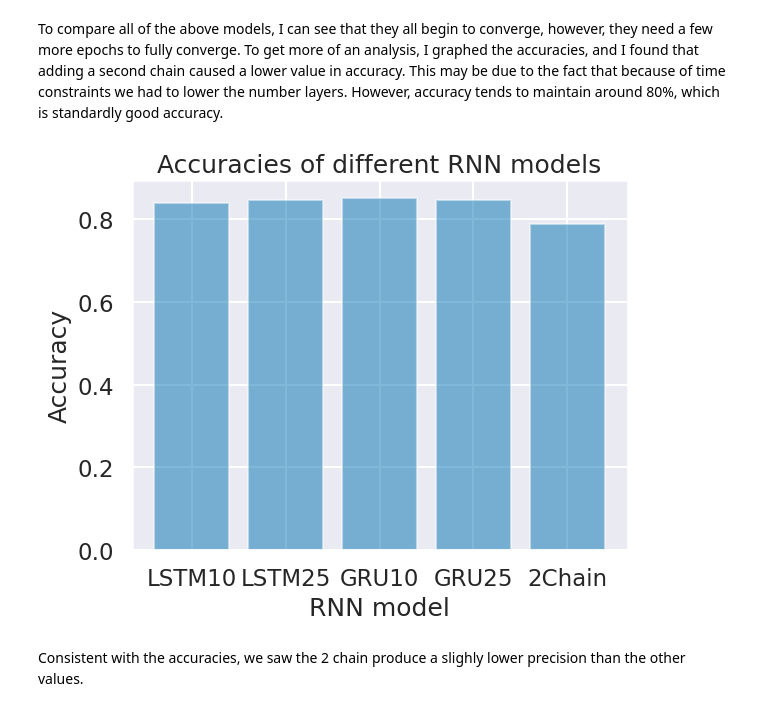
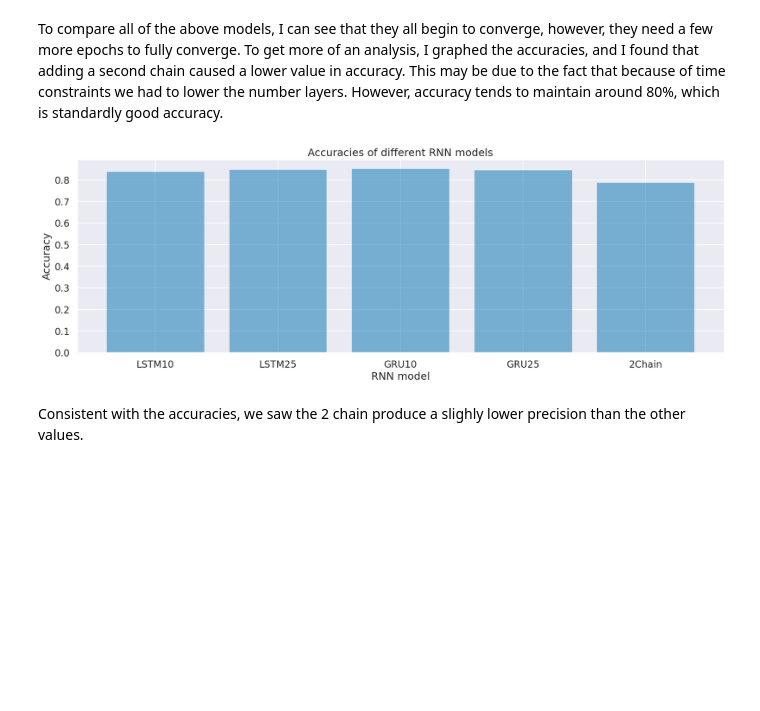
Before and after one commit to abdelllrazekkk/Lab-Assignment-Seven-Recurrent-Network-Architectures, a Jupyter notebook: Lab-Seven-Recurrent-Network-Architectures.ipynb, the cells around one changed output. Saved outputs shown, nothing was run; the diff lists cells and outputs as text; code cells hidden in the pictures; blank space fills up the shorter version.

Commit message:
changing figsize

```diff
--- a/Lab-Seven-Recurrent-Network-Architectures.ipynb
+++ b/Lab-Seven-Recurrent-Network-Architectures.ipynb
@@ -723,20 +724,21 @@ Precision : 0.7944993
 To compare all of the above models, I can see that they all begin to converge, however, they need a few more epochs to fully converge. To get more of an analysis, I graphed the accuracies, and I found that adding a second chain caused a lower value in accuracy. This may be due to the fact that because of time constraints we had to lower the number layers. However, accuracy tends to maintain around 80%, which is standardly good accuracy.
 # %%
 # Compare accuracies
+plt.figure(figsize=(20, 6))
 # specify the names and accuracies of the RNN models
 model_names = ['LSTM10', 'LSTM25','GRU10', 'GRU25', '2Chain']
 accuracies = [np.max(history1['val_accuracy']), np.max(history2['val_accuracy']), np.max(history3['val_accuracy']), np.max(history4['val_accuracy']), np.max(history5['val_accuracy'])]
 
 # create the bar chart
 plt.bar(model_names, accuracies, align='center', alpha=0.5)
 plt.xlabel('RNN model')
 plt.ylabel('Accuracy')
 plt.title('Accuracies of different RNN models')
 
 # show the chart
 plt.show()
 # %% [output]
-[figure, old version]
+[figure, new version]
 # %% [markdown]
 Consistent with the accuracies, we saw the 2 chain produce a slighly lower precision than the other values.
 # %%
```
Also changed, not shown: parts of 8 cells of this notebook.
